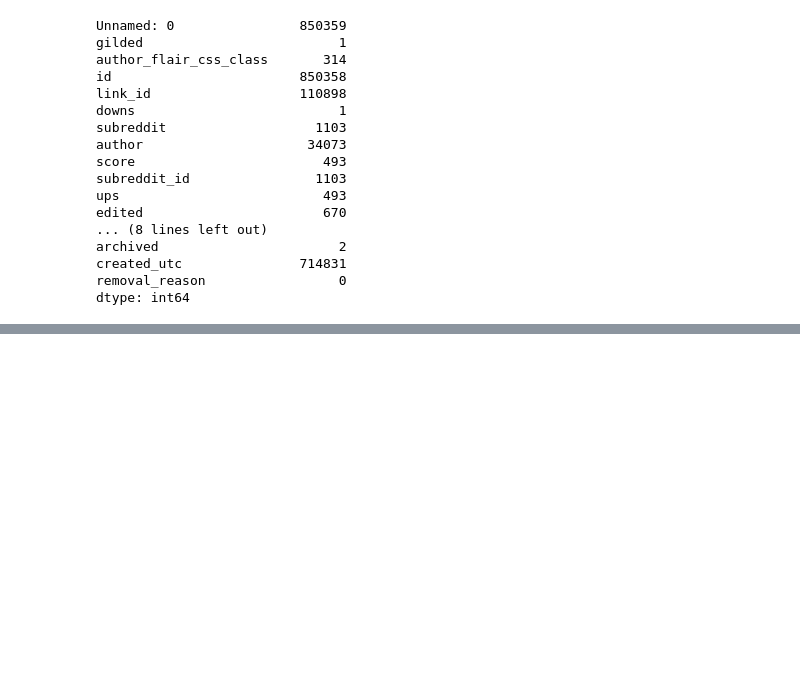
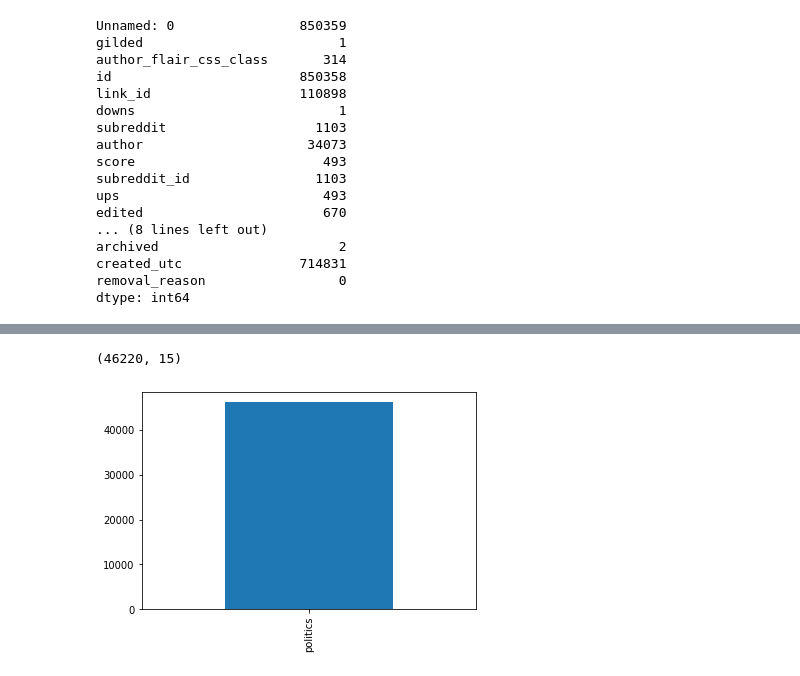
Before and after one commit to Gopinath1911/Reddit_Scores_Prediction, a Jupyter notebook: Reddit_Score_prediction.ipynb, the cells around one changed output, grey strips where cells are left out. Cells and saved outputs as stored; diff of their text form; code cells hidden in the pictures; blank space fills up the shorter version.

```diff
--- a/Reddit_Score_prediction.ipynb
+++ b/Reddit_Score_prediction.ipynb
@@ -94,0 +133,3 @@ df.head(1)
+# %%
+df = df[df.body != '[deleted]']
+df = df[df.author != '[deleted]']
@@ -94,0 +177,12 @@ df.head(1)
+# %%
+subreddit_list=["politics"]
+df= df[df.subreddit.isin(subreddit_list)]
+# %%
+df.shape
+# %% [output]
+(46220, 15)
+# %%
+df.subreddit.value_counts().plot(kind="bar")
+plt.show()
+# %% [output]
+[figure, added]
```
Also changed, not shown: parts of 65 cells of this notebook.
